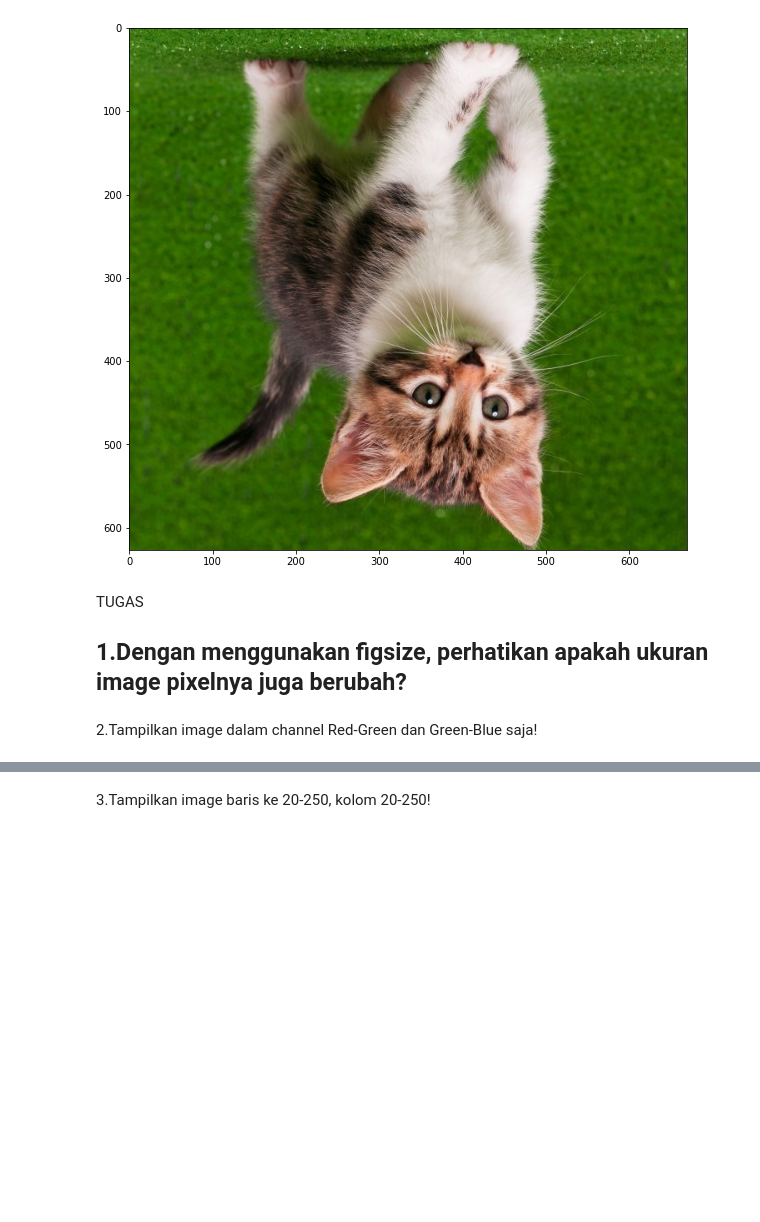
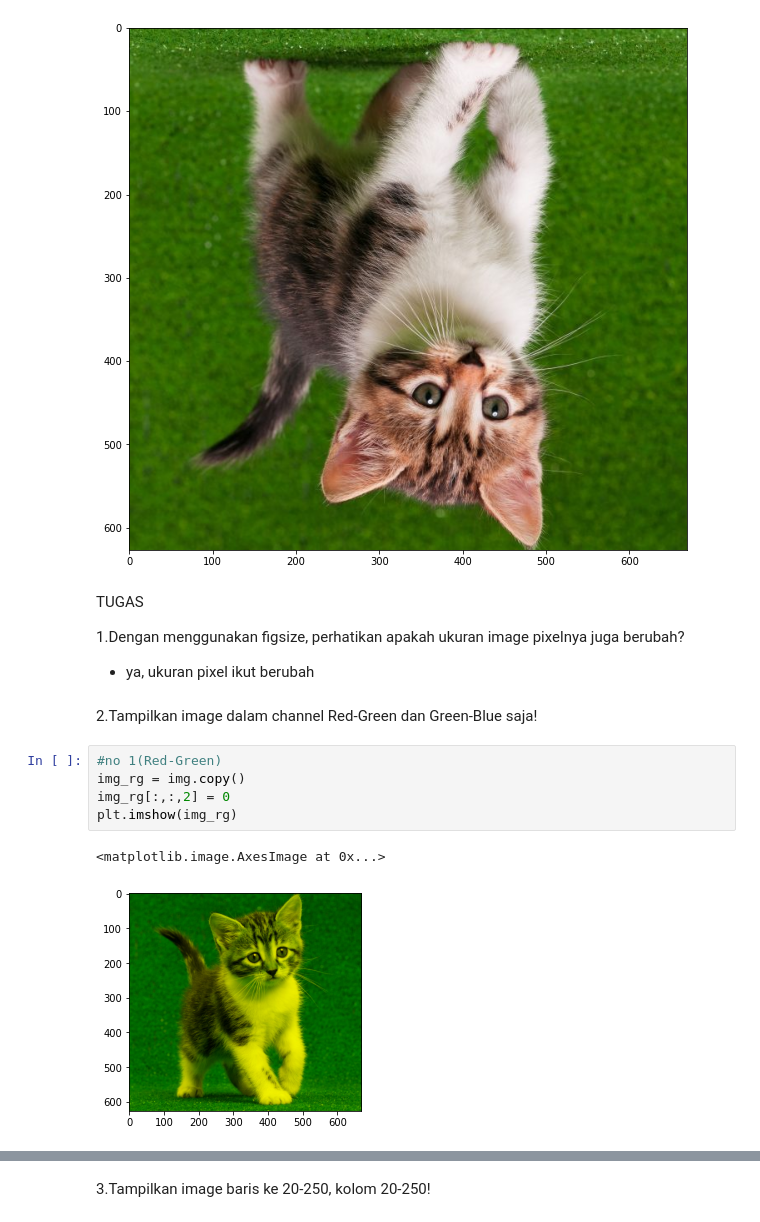
Before and after one commit to sanggaasmara/PCVK_Genap_2022, a Jupyter notebook: jobsheet2.ipynb, the cells around one changed output, grey strips where cells are left out. Saved outputs shown, nothing was run; the diff lists cells and outputs as text; blank space fills up the shorter version.

```diff
--- a/jobsheet2.ipynb
+++ b/jobsheet2.ipynb
@@ -70,6 +75,14 @@ TUGAS
 
 1.Dengan menggunakan figsize, perhatikan apakah ukuran image pixelnya juga
 berubah?
--
+- ya, ukuran pixel ikut berubah
 # %% [markdown]
 2.Tampilkan image dalam channel Red-Green dan Green-Blue saja!
+# %%
+#no 1(Red-Green)
+img_rg = img.copy()
+img_rg[:,:,2] = 0
+plt.imshow(img_rg)
+# %% [output]
+<matplotlib.image.AxesImage at 0x...>
+[figure, added]
```
Also changed, not shown: parts of 12 cells of this notebook.
